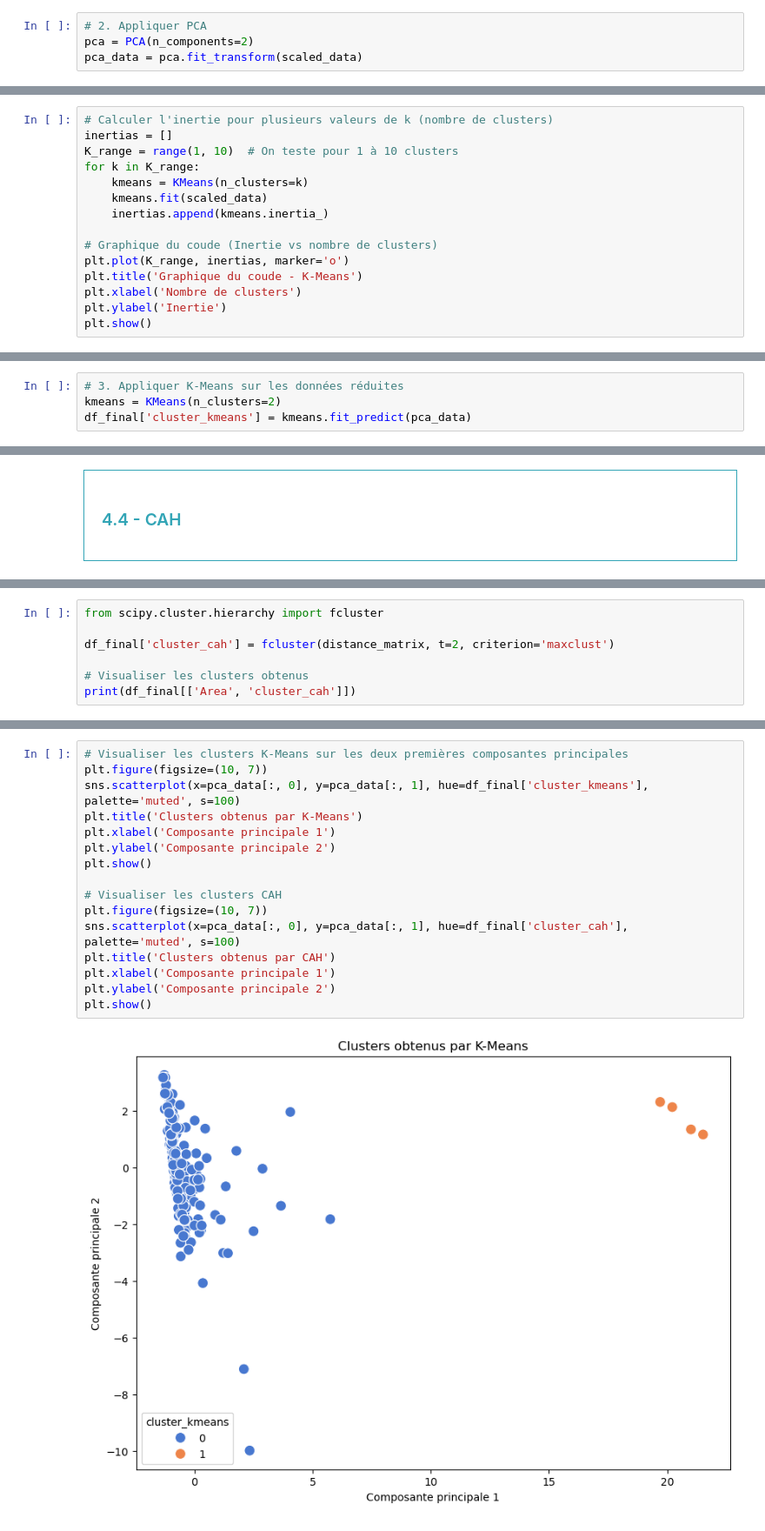
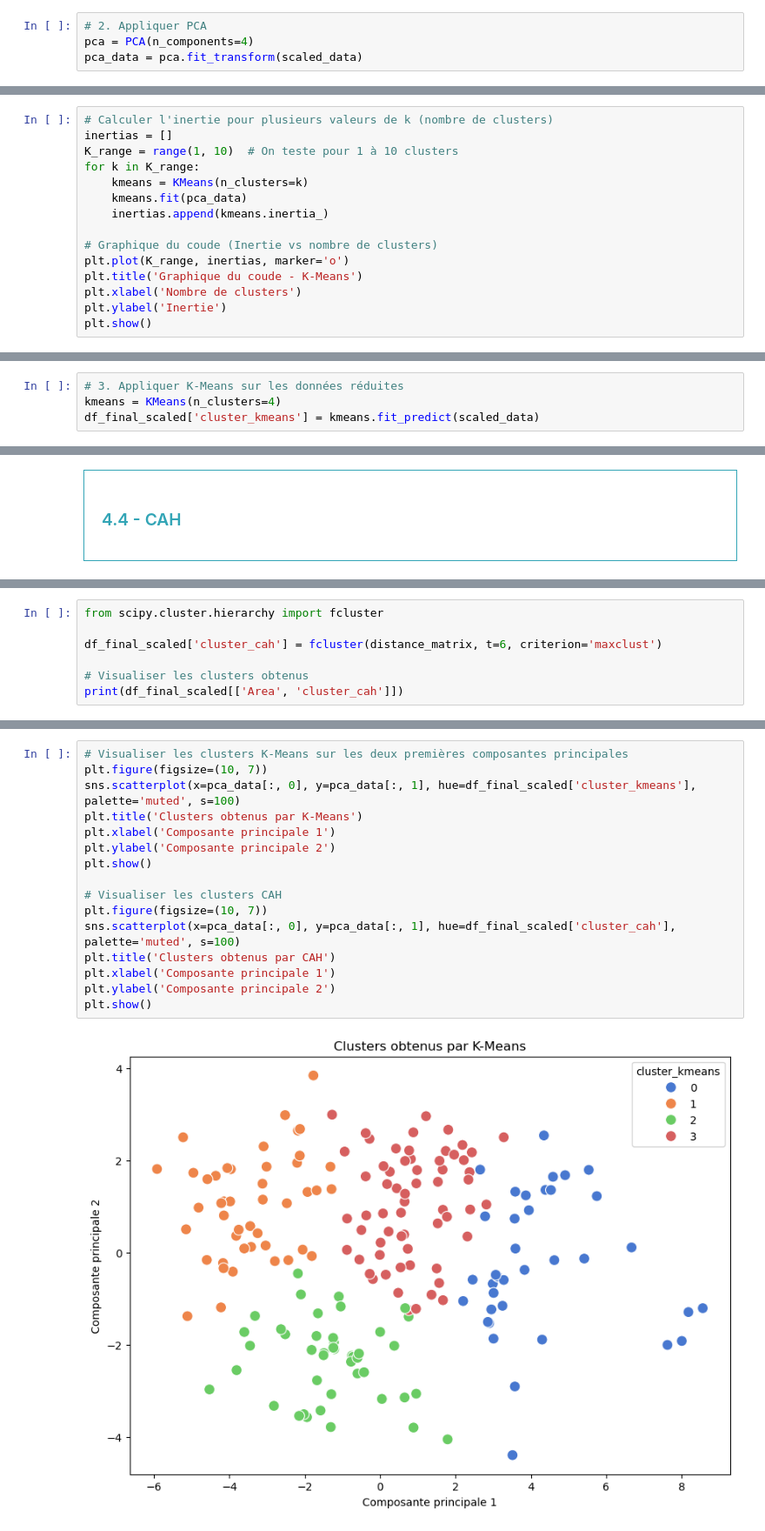
Before and after one commit to obenmaha/BioPoultryMarketAnalysis, a Jupyter notebook: Notebook.ipynb, the cells around one changed output, grey strips where cells are left out. Shown at 87% size. Saved outputs shown, nothing was run; the diff lists cells and outputs as text.

```diff
--- a/Notebook.ipynb
+++ b/Notebook.ipynb
@@ -652,6 +766,6 @@ plt.show()
 # %%
 # 2. Appliquer PCA
-pca = PCA(n_components=2)
+pca = PCA(n_components=4)
 pca_data = pca.fit_transform(scaled_data)
 # %%
 print(pca.explained_variance_ratio_)
@@ -678,7 +869,7 @@ inertias = []
 K_range = range(1, 10)  # On teste pour 1 à 10 clusters
 for k in K_range:
     kmeans = KMeans(n_clusters=k)
-    kmeans.fit(scaled_data)
+    kmeans.fit(pca_data)
     inertias.append(kmeans.inertia_)
 
 # Graphique du coude (Inertie vs nombre de clusters)
@@ -692,5 +900,5 @@ plt.show()
 # %%
 # 3. Appliquer K-Means sur les données réduites
-kmeans = KMeans(n_clusters=2)
-df_final['cluster_kmeans'] = kmeans.fit_predict(pca_data)
+kmeans = KMeans(n_clusters=4)
+df_final_scaled['cluster_kmeans'] = kmeans.fit_predict(scaled_data)
 # %% [output]
@@ -719,9 +923,9 @@ plt.show()
 # %%
 from scipy.cluster.hierarchy import fcluster
 
-df_final['cluster_cah'] = fcluster(distance_matrix, t=2, criterion='maxclust')
+df_final_scaled['cluster_cah'] = fcluster(distance_matrix, t=6, criterion='maxclust')
 
 # Visualiser les clusters obtenus
-print(df_final[['Area', 'cluster_cah']])
+print(df_final_scaled[['Area', 'cluster_cah']])
 # %% [output]
                     Area  cluster_cah
@@ -746,18 +945,18 @@ See the caveats in the documentation: https://pandas.pydata.org/pandas-docs/stab
 # %%
 # Visualiser les clusters K-Means sur les deux premières composantes principales
 plt.figure(figsize=(10, 7))
-sns.scatterplot(x=pca_data[:, 0], y=pca_data[:, 1], hue=df_final['cluster_kmeans'], palette='muted', s=100)
+sns.scatterplot(x=pca_data[:, 0], y=pca_data[:, 1], hue=df_final_scaled['cluster_kmeans'], palette='muted', s=100)
 plt.title('Clusters obtenus par K-Means')
 plt.xlabel('Composante principale 1')
 plt.ylabel('Composante principale 2')
 plt.show()
 
 # Visualiser les clusters CAH
 plt.figure(figsize=(10, 7))
-sns.scatterplot(x=pca_data[:, 0], y=pca_data[:, 1], hue=df_final['cluster_cah'], palette='muted', s=100)
+sns.scatterplot(x=pca_data[:, 0], y=pca_data[:, 1], hue=df_final_scaled['cluster_cah'], palette='muted', s=100)
 plt.title('Clusters obtenus par CAH')
 plt.xlabel('Composante principale 1')
 plt.ylabel('Composante principale 2')
 plt.show()
 # %% [output]
-[figure, old version]
+[figure, new version]
```
Also changed, not shown: parts of 42 cells of this notebook, 1 other file.
